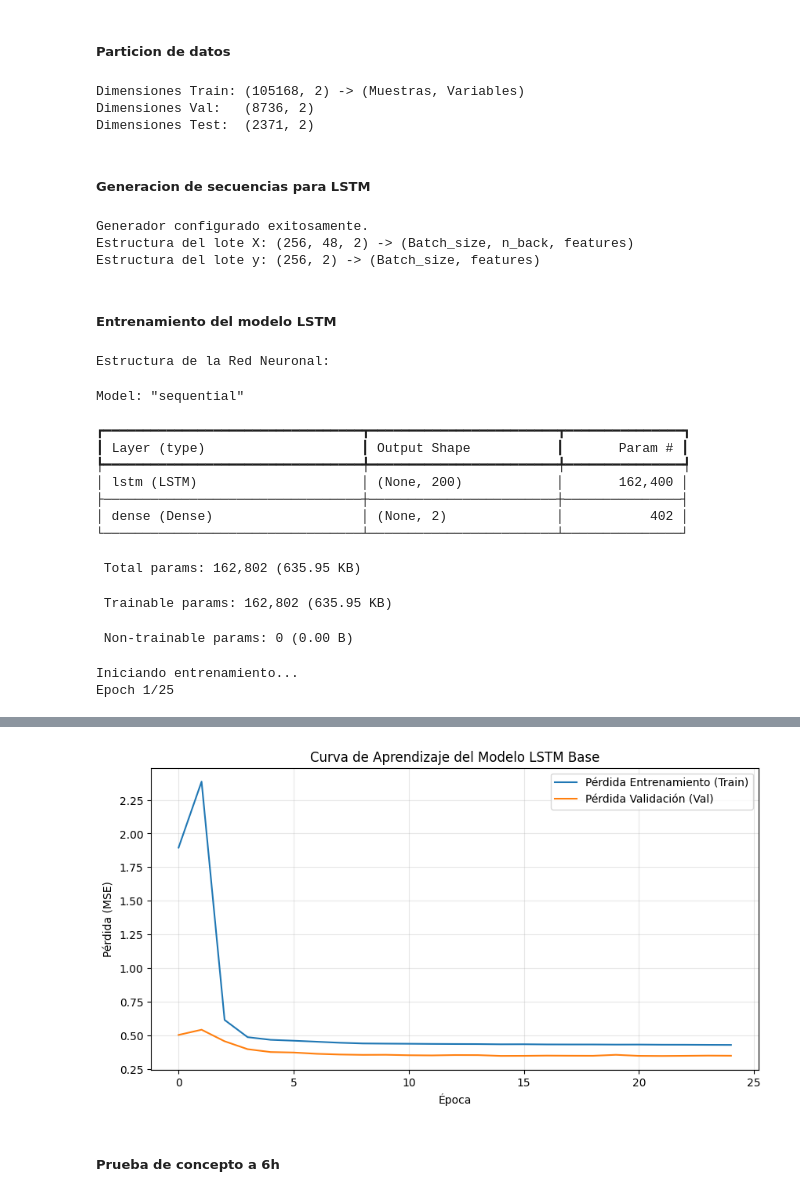
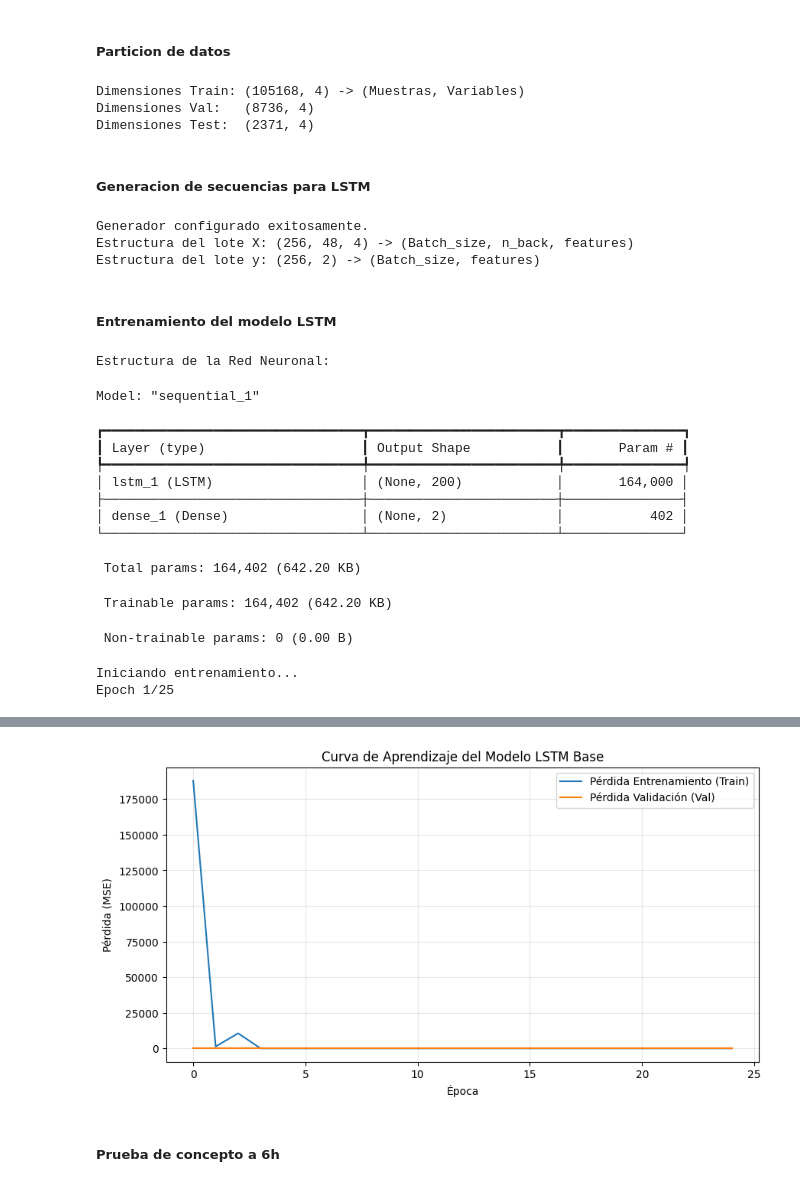
Before and after one commit to OmarLAlbarracinM/Prediccion-Cizalladura-SKBQ, a Jupyter notebook: docs/notebooks/PROYECTO_DE_GRADO_O.ipynb, the cells around one changed output, grey strips where cells are left out. Saved outputs shown, nothing was run; the diff lists cells and outputs as text; code cells hidden in the pictures.

Commit message:
Uso de temperatura y rocio en LSTM v2

```diff
--- a/docs/notebooks/PROYECTO_DE_GRADO_O.ipynb
+++ b/docs/notebooks/PROYECTO_DE_GRADO_O.ipynb
@@ -1208,17 +1218,22 @@ test_df = df_escalado.loc['2026-01-01':]
 
 # 2. Conversión a arrays NumPy (n_samples, features)
 # Al tener u y v, automáticamente nos queda en formato 2D, cumpliendo el reshape(-1, 1) de tu notebook, pero multivariante
-train_data = train_df[['u', 'v']].to_numpy()
-val_data = val_df[['u', 'v']].to_numpy()
-test_data = test_df[['u', 'v']].to_numpy()
+Xtrain_data = train_df[['u', 'v','temperatura','rocio']].to_numpy()
+Xval_data = val_df[['u', 'v','temperatura','rocio']].to_numpy()
+Xtest_data = test_df[['u', 'v','temperatura','rocio']].to_numpy()
 
-print(f"Dimensiones Train: {train_data.shape} -> (Muestras, Variables)")
-print(f"Dimensiones Val:   {val_data.shape}")
-print(f"Dimensiones Test:  {test_data.shape}")
+# Outputs (solo 2 variables)
+y_train = train_df[['u', 'v']].to_numpy()
+y_val   = val_df[['u', 'v']].to_numpy()
+y_test  = test_df[['u', 'v']].to_numpy()
+
+print(f"Dimensiones Train: {Xtrain_data.shape} -> (Muestras, Variables)")
+print(f"Dimensiones Val:   {Xval_data.shape}")
+print(f"Dimensiones Test:  {Xtest_data.shape}")
 # %% [output]
-Dimensiones Train: (105168, 2) -> (Muestras, Variables)
-Dimensiones Val:   (8736, 2)
-Dimensiones Test:  (2371, 2)
+Dimensiones Train: (105168, 4) -> (Muestras, Variables)
+Dimensiones Val:   (8736, 4)
+Dimensiones Test:  (2371, 4)
 # %% [markdown]
 ##### Generacion de secuencias para LSTM
 # %%
@@ -1228,15 +1243,15 @@ batch_size_train = 256 # Un lote más grande acelera el entrenamiento en TF
 batch_size_test = 1    # Como en tu notebook, batch_size=1 en test facilita la inferencia
 
 # 1. Generador de Entrenamiento
-train_generator = TimeseriesGenerator(train_data, train_data,
+train_generator = TimeseriesGenerator( Xtrain_data, y_train,
                                       length=n_back, batch_size=batch_size_train)
 
 # 2. Generador de Validación
-val_generator = TimeseriesGenerator(val_data, val_data,
+val_generator = TimeseriesGenerator(Xval_data, y_val,
                                     length=n_back, batch_size=batch_size_train)
 
 # 3. Generador de Prueba
-test_generator = TimeseriesGenerator(test_data, test_data,
+test_generator = TimeseriesGenerator(Xtest_data, y_test,
                                      length=n_back, batch_size=batch_size_test)
 
 # --- Verificación de la estructura ---
@@ -1246,20 +1261,21 @@ print(f"Estructura del lote X: {x_batch.shape} -> (Batch_size, n_back, features)
 print(f"Estructura del lote y: {y_batch.shape} -> (Batch_size, features)")
 # %% [output]
 Generador configurado exitosamente.
-Estructura del lote X: (256, 48, 2) -> (Batch_size, n_back, features)
+Estructura del lote X: (256, 48, 4) -> (Batch_size, n_back, features)
 Estructura del lote y: (256, 2) -> (Batch_size, features)
 # %% [markdown]
 ##### Entrenamiento del modelo LSTM
 # %%
-# Número de variables a predecir
-n_features = 2
+# Número de variables entradas (u, v, temperatura, rocio)
+n_features = 4
+n_outputs = 2  # Solo queremos predecir u y v para el próximo paso
 
 # 1. Diseño de la Arquitectura del Modelo
 model = Sequential()
-# Capa LSTM: 200 neuronas, activación relu, recibe (48, 2)
+# Capa LSTM: 200 neuronas, activación relu, recibe (48, 4)
 model.add(LSTM(200, activation='relu', input_shape=(n_back, n_features)))
 # Capa Densa: 2 neuronas de salida directa (para u y v en el tiempo t+1)
-model.add(Dense(n_features))
+model.add(Dense(n_outputs))
 
 # 2. Compilación
 model.compile(optimizer='adam', loss='mse')
@@ -1289,16 +1305,16 @@ plt.grid(True, alpha=0.3)
 plt.show()
 # %% [output]
 Estructura de la Red Neuronal:
-Model: "sequential"
+Model: "sequential_1"
 ┏━━━━━━━━━━━━━━━━━━━━━━━━━━━━━━━━━┳━━━━━━━━━━━━━━━━━━━━━━━━┳━━━━━━━━━━━━━━━┓
 ┃ Layer (type)                    ┃ Output Shape           ┃       Param # ┃
 ┡━━━━━━━━━━━━━━━━━━━━━━━━━━━━━━━━━╇━━━━━━━━━━━━━━━━━━━━━━━━╇━━━━━━━━━━━━━━━┩
-│ lstm (LSTM)                     │ (None, 200)            │       162,400 │
+│ lstm_1 (LSTM)                   │ (None, 200)            │       164,000 │
 ├─────────────────────────────────┼────────────────────────┼───────────────┤
-│ dense (Dense)                   │ (None, 2)              │           402 │
+│ dense_1 (Dense)                 │ (None, 2)              │           402 │
 └─────────────────────────────────┴────────────────────────┴───────────────┘
- Total params: 162,802 (635.95 KB)
+ Total params: 164,402 (642.20 KB)
- Trainable params: 162,802 (635.95 KB)
+ Trainable params: 164,402 (642.20 KB)
  Non-trainable params: 0 (0.00 B)
 Iniciando entrenamiento...
 Epoch 1/25
@@ -1322,4 +1338,4 @@ Epoch 25/25
-[figure, old version]
+[figure, new version]
 # %% [markdown]
 ##### Prueba de concepto a 6h
 # %%
```
Also changed, not shown: parts of 16 cells of this notebook.
